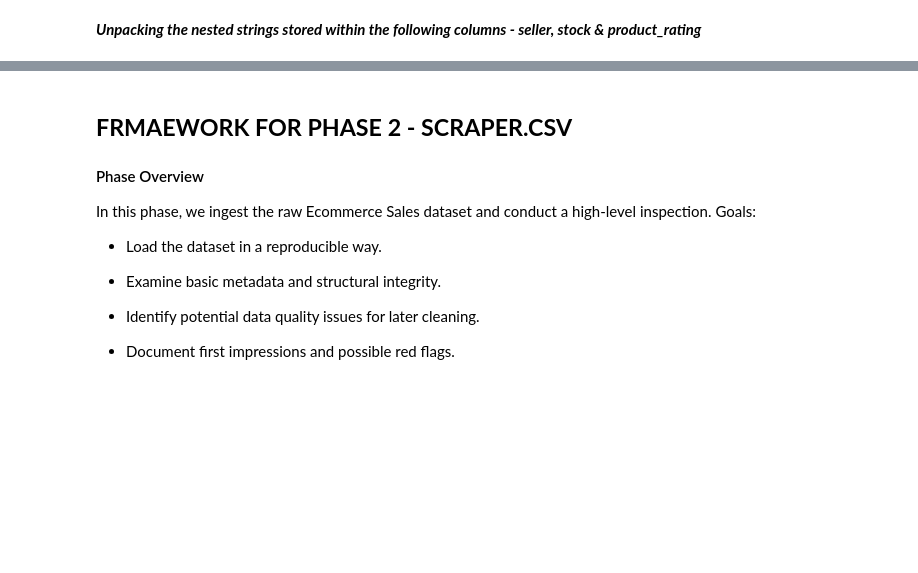
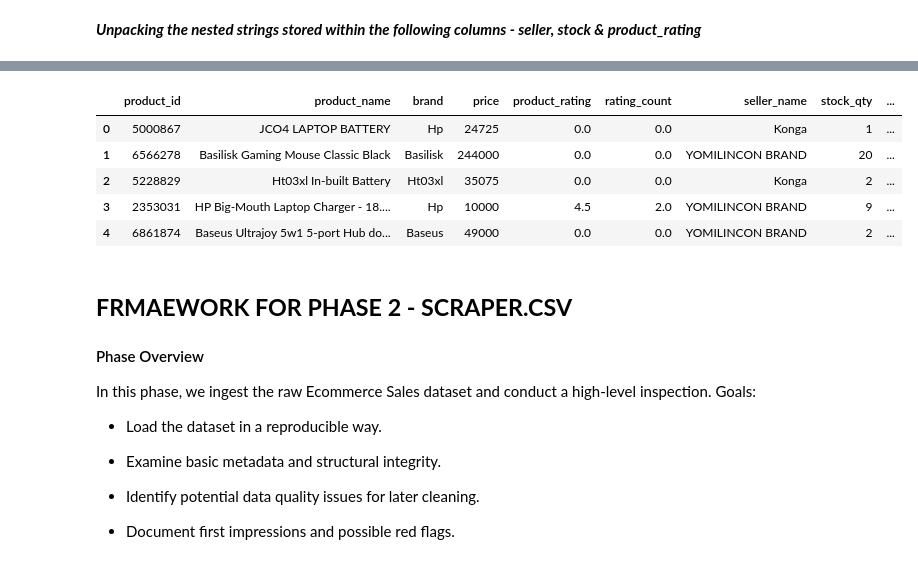
Before and after one commit to CKohwo/ADIP-Intelligence-lab, a Jupyter notebook: eda_notebook/data_analysis.ipynb, the cells around one changed output, grey strips where cells are left out. Drawn from its saved outputs; the diff is of its cells as text; code cells hidden in the pictures; blank space fills up the shorter version.

```diff
--- a/eda_notebook/data_analysis.ipynb
+++ b/eda_notebook/data_analysis.ipynb
@@ -151,3 +302,14 @@ df.head()
+# %%
+# 4. VISUALIZE THE RESULTS
+df = df.reindex(columns=['product_id', 'product_name', 'brand', 'price', 'product_rating', 'rating_count', 'seller_name', 'stock_qty', 'category', 'fetched_time', 'source' ])
+df.head()
+# %% [output]
+|  | product_id | product_name | brand | price | product_rating | rating_count | seller_name | stock_qty | ... |
+| 0 | 5000867 | JCO4 LAPTOP BATTERY | Hp | 24725 | 0.0 | 0.0 | Konga | 1 | ... |
+| 1 | 6566278 | Basilisk Gaming Mouse Classic Black | Basilisk | 244000 | 0.0 | 0.0 | YOMILINCON BRAND | 20 | ... |
+| 2 | 5228829 | Ht03xl In-built Battery | Ht03xl | 35075 | 0.0 | 0.0 | Konga | 2 | ... |
+| 3 | 2353031 | HP Big-Mouth Laptop Charger - 18.... | Hp | 10000 | 4.5 | 2.0 | YOMILINCON BRAND | 9 | ... |
+| 4 | 6861874 | Baseus Ultrajoy 5w1 5-port Hub do... | Baseus | 49000 | 0.0 | 0.0 | YOMILINCON BRAND | 2 | ... |
 # %% [markdown]
   **FRMAEWORK FOR PHASE 2 - SCRAPER.CSV**
 --------------
```
Also changed, not shown: parts of 33 cells of this notebook, 11 other files.
